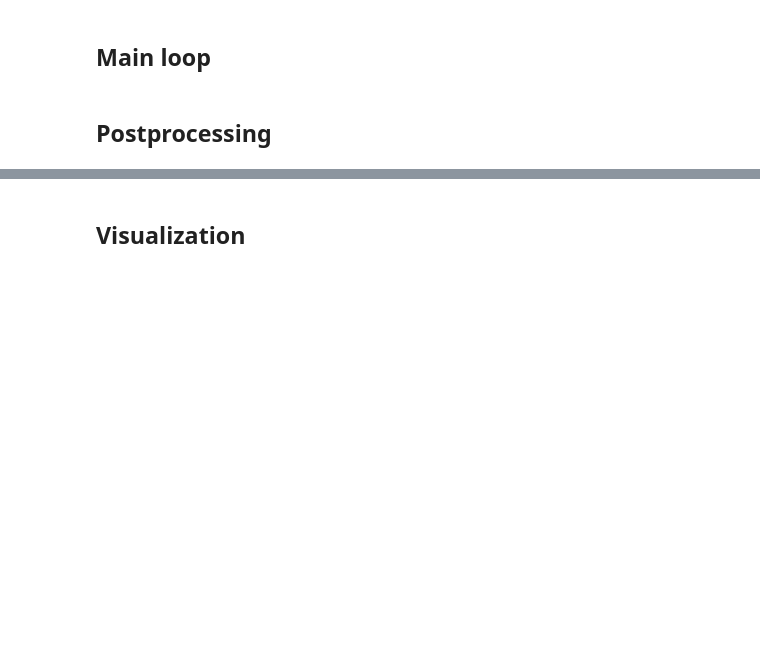
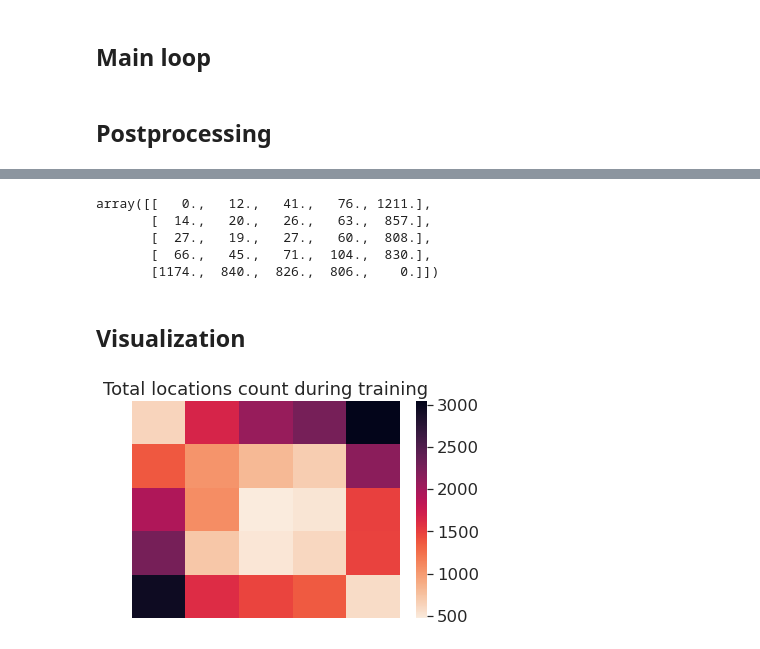
Before and after one commit to NiloufarRazmi/RL_Olfaction, a Jupyter notebook: FuncApprox/FuncApprox_ego.ipynb, the cells around one changed output, grey strips where cells are left out. Saved outputs shown, nothing was run; the diff lists cells and outputs as text; code cells hidden in the pictures; blank space fills up the shorter version.

Commit message:
feat: plot location counts heatmaps

```diff
--- a/FuncApprox/FuncApprox_ego.ipynb
+++ b/FuncApprox/FuncApprox_ego.ipynb
@@ -198,0 +197,6 @@ res
+# %%
+tmp = []
+for idx, st in enumerate(tqdm(all_states)):
+    tmp.append(env.convert_flat_state_to_composite(st))
+all_state_composite = pd.DataFrame(tmp)
+all_state_composite
@@ -199,2 +237,42 @@ res
+# %%
+get_location_count(all_state_composite, cue=OdorID.B)
+# %% [output]
+array([[   0.,   12.,   41.,   76., 1211.],
+       [  14.,   20.,   26.,   63.,  857.],
+       [  27.,   19.,   27.,   60.,  808.],
+       [  66.,   45.,   71.,  104.,  830.],
+       [1174.,  840.,  826.,  806.,    0.]])
 # %% [markdown]
 ## Visualization
+# %%
+import matplotlib.pyplot as plt
+import matplotlib as mpl
+
+
+def plot_location_count(all_state_composite, cues=None):
+    # cmap = sns.color_palette("Blues", as_cmap=True)
+    cmap = sns.color_palette("rocket_r", as_cmap=True)
+
+    if cues:
+        fig, ax = plt.subplots(2, 2, figsize=(10, 8))
+        for idx, cue in enumerate(cues):
+            location_count = get_location_count(all_state_composite, cue=cue)
+            chart = sns.heatmap(location_count, cmap=cmap, ax=ax.flatten()[idx])
+            chart.set(title=CONTEXTS_LABELS[cue])
+            ax.flatten()[idx].set_xticks([])
+            ax.flatten()[idx].set_yticks([])
+        fig.suptitle("Locations counts during training", fontsize="xx-large")
+
+    else:  # Plot everything
+        location_count = get_location_count(all_state_composite, cue=cues)
+        fig, ax = plt.subplots()
+        chart = sns.heatmap(location_count, cmap=cmap, ax=ax)
+        chart.set(title="Total locations count during training")
+        ax.set_xticks([])
+        ax.set_yticks([])
+    # fig.tight_layout()
+    plt.show()
+# %%
+plot_location_count(all_state_composite)
+# %% [output]
+[figure, added]
```
Also changed, not shown: parts of 10 cells of this notebook, 2 other files.
